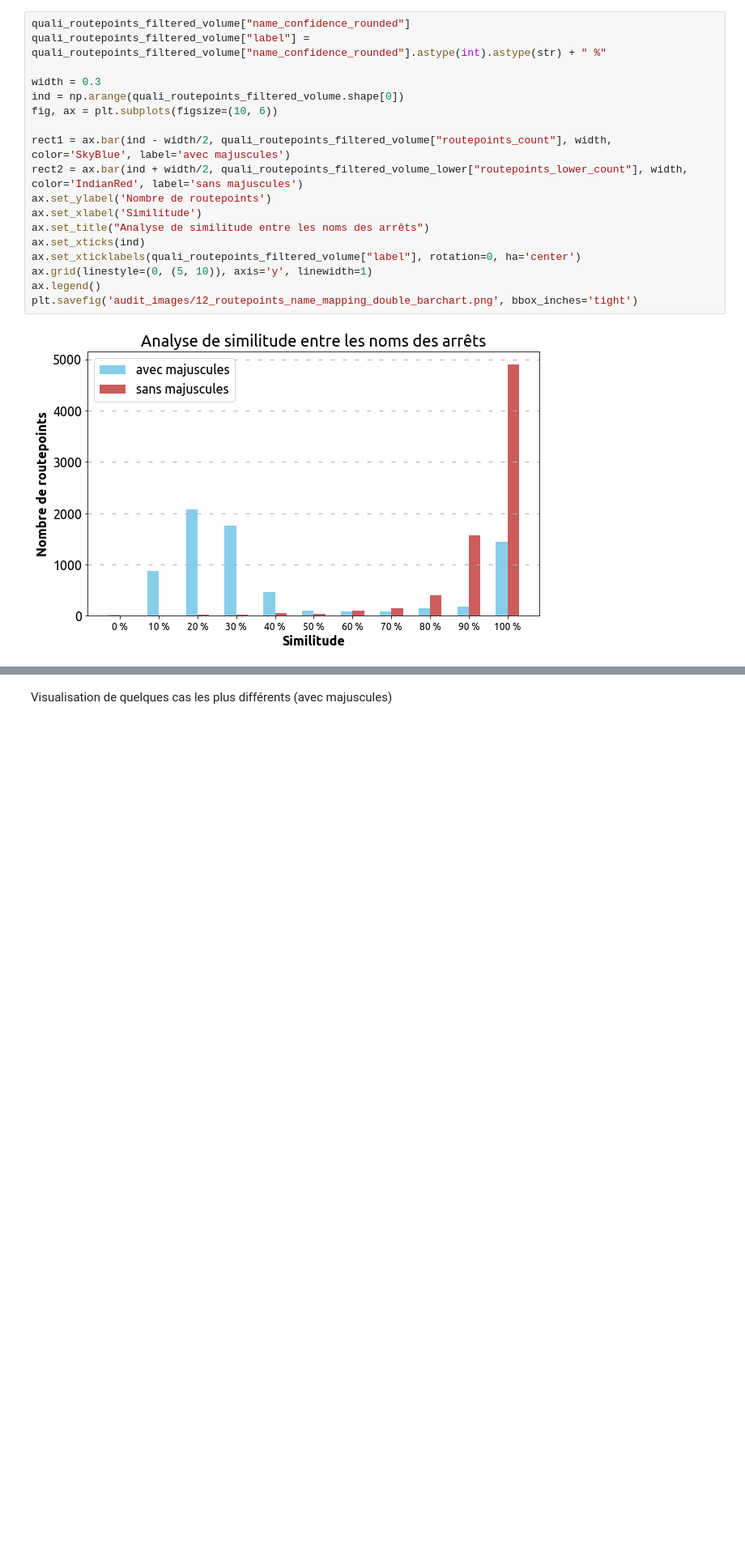
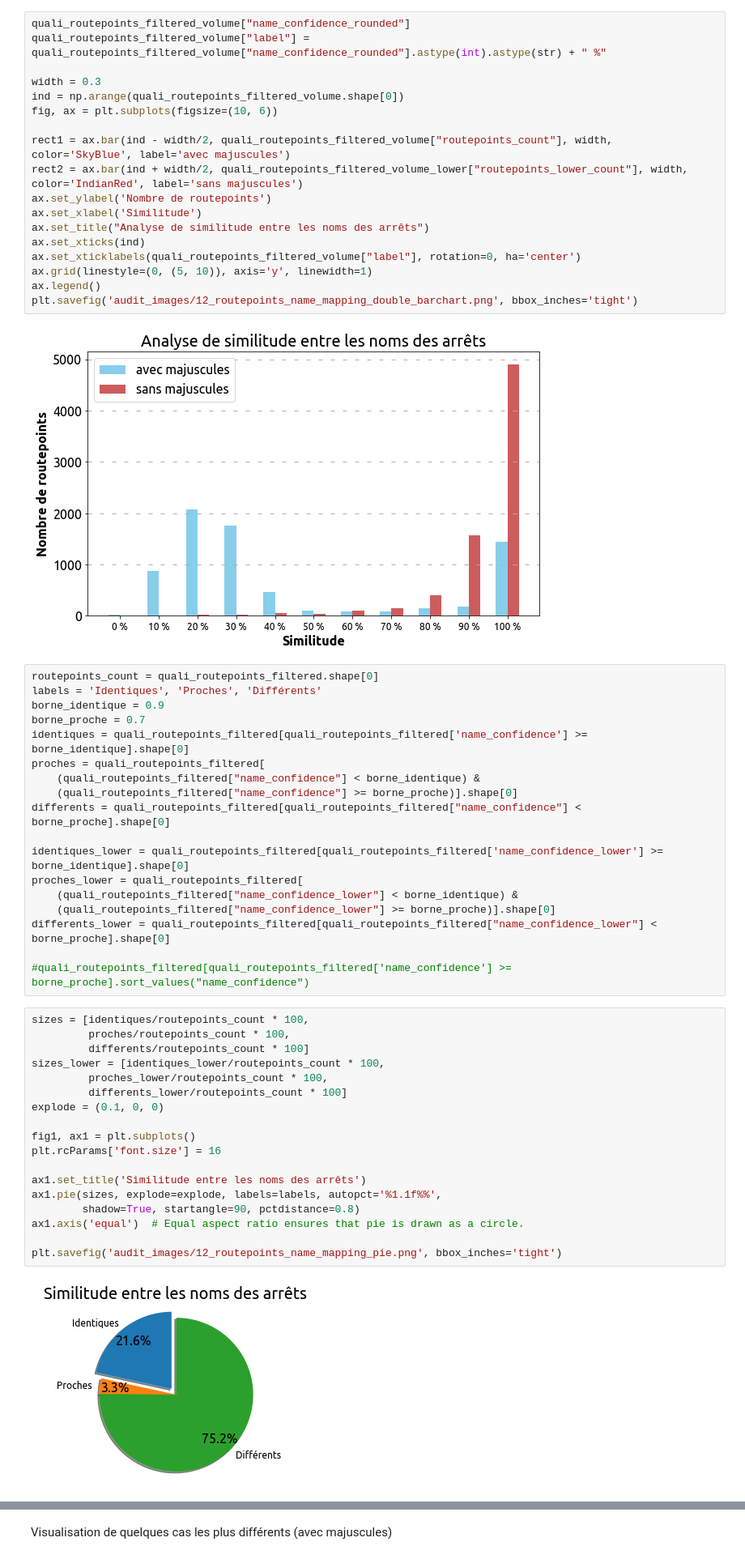
Before and after one commit to Jungle-Bus/ref-fr-STIF, a Jupyter notebook: audit_routepoints/idf_audit_quali.ipynb, the cells around one changed output, grey strips where cells are left out. Shown at 81% size. Drawn from its saved outputs; the diff is of its cells as text; blank space fills up the shorter version.

Commit message:
audit quali - pie sur les noms des arrêts

```diff
--- a/audit_routepoints/idf_audit_quali.ipynb
+++ b/audit_routepoints/idf_audit_quali.ipynb
@@ -204,3 +204,41 @@ ax.legend()
 plt.savefig('audit_images/12_routepoints_name_mapping_double_barchart.png', bbox_inches='tight')
 # %% [output]
 [figure]
+# %%
+routepoints_count = quali_routepoints_filtered.shape[0]
+labels = 'Identiques', 'Proches', 'Différents'
+borne_identique = 0.9
+borne_proche = 0.7
+identiques = quali_routepoints_filtered[quali_routepoints_filtered['name_confidence'] >= borne_identique].shape[0]
+proches = quali_routepoints_filtered[
+    (quali_routepoints_filtered["name_confidence"] < borne_identique) &
+    (quali_routepoints_filtered["name_confidence"] >= borne_proche)].shape[0]
+differents = quali_routepoints_filtered[quali_routepoints_filtered["name_confidence"] < borne_proche].shape[0]
+
+identiques_lower = quali_routepoints_filtered[quali_routepoints_filtered['name_confidence_lower'] >= borne_identique].shape[0]
+proches_lower = quali_routepoints_filtered[
+    (quali_routepoints_filtered["name_confidence_lower"] < borne_identique) &
+    (quali_routepoints_filtered["name_confidence_lower"] >= borne_proche)].shape[0]
+differents_lower = quali_routepoints_filtered[quali_routepoints_filtered["name_confidence_lower"] < borne_proche].shape[0]
+
+#quali_routepoints_filtered[quali_routepoints_filtered['name_confidence'] >= borne_proche].sort_values("name_confidence")
+# %%
+sizes = [identiques/routepoints_count * 100,
+         proches/routepoints_count * 100,
+         differents/routepoints_count * 100]
+sizes_lower = [identiques_lower/routepoints_count * 100,
+         proches_lower/routepoints_count * 100,
+         differents_lower/routepoints_count * 100]
+explode = (0.1, 0, 0)
+
+fig1, ax1 = plt.subplots()
+plt.rcParams['font.size'] = 16
+
+ax1.set_title('Similitude entre les noms des arrêts')
+ax1.pie(sizes, explode=explode, labels=labels, autopct='%1.1f%%',
+        shadow=True, startangle=90, pctdistance=0.8)
+ax1.axis('equal')  # Equal aspect ratio ensures that pie is drawn as a circle.
+
+plt.savefig('audit_images/12_routepoints_name_mapping_pie.png', bbox_inches='tight')
+# %% [output]
+[figure, added]
```
Also changed, not shown: parts of 7 cells of this notebook, 2 other files.
